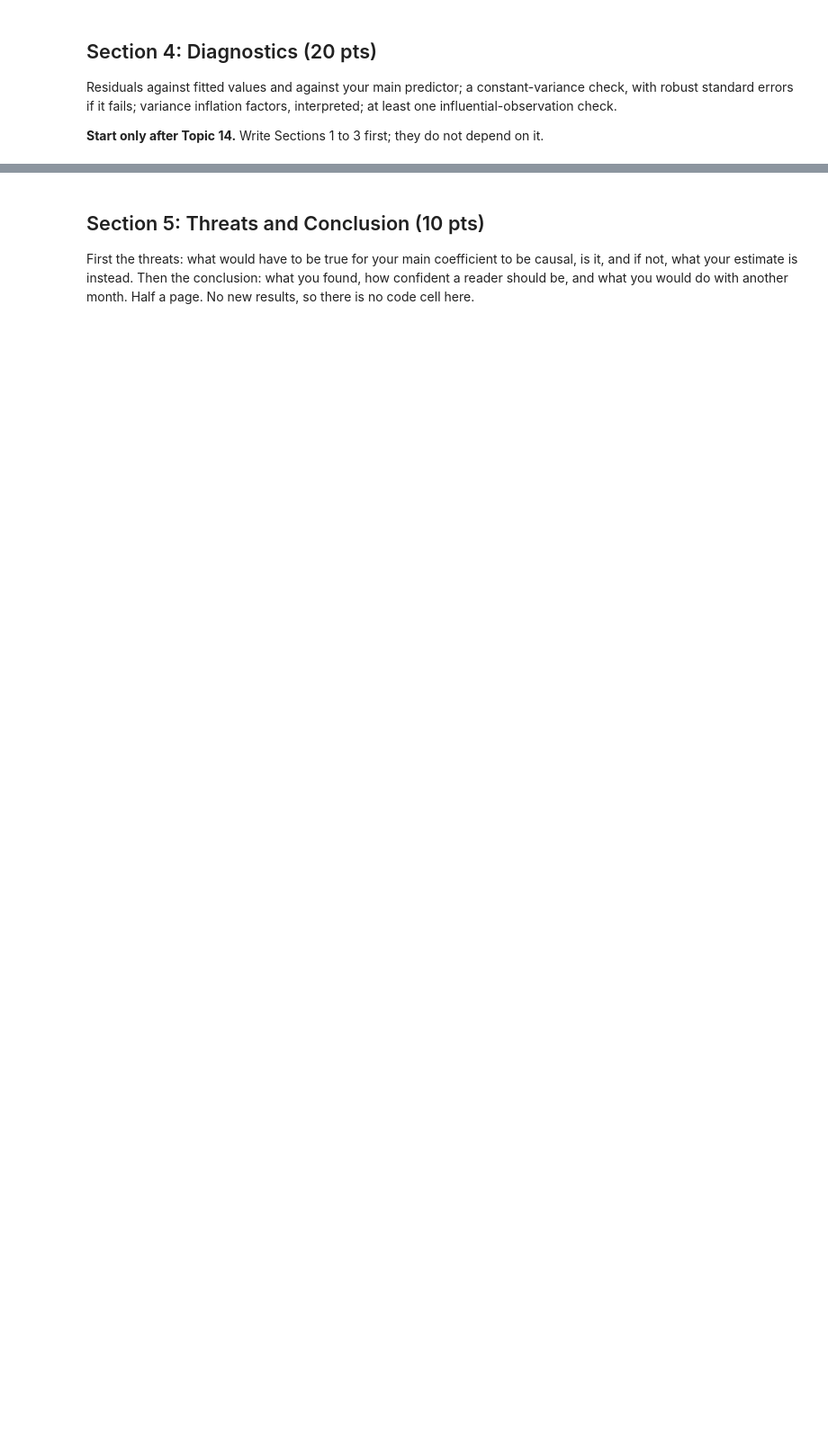
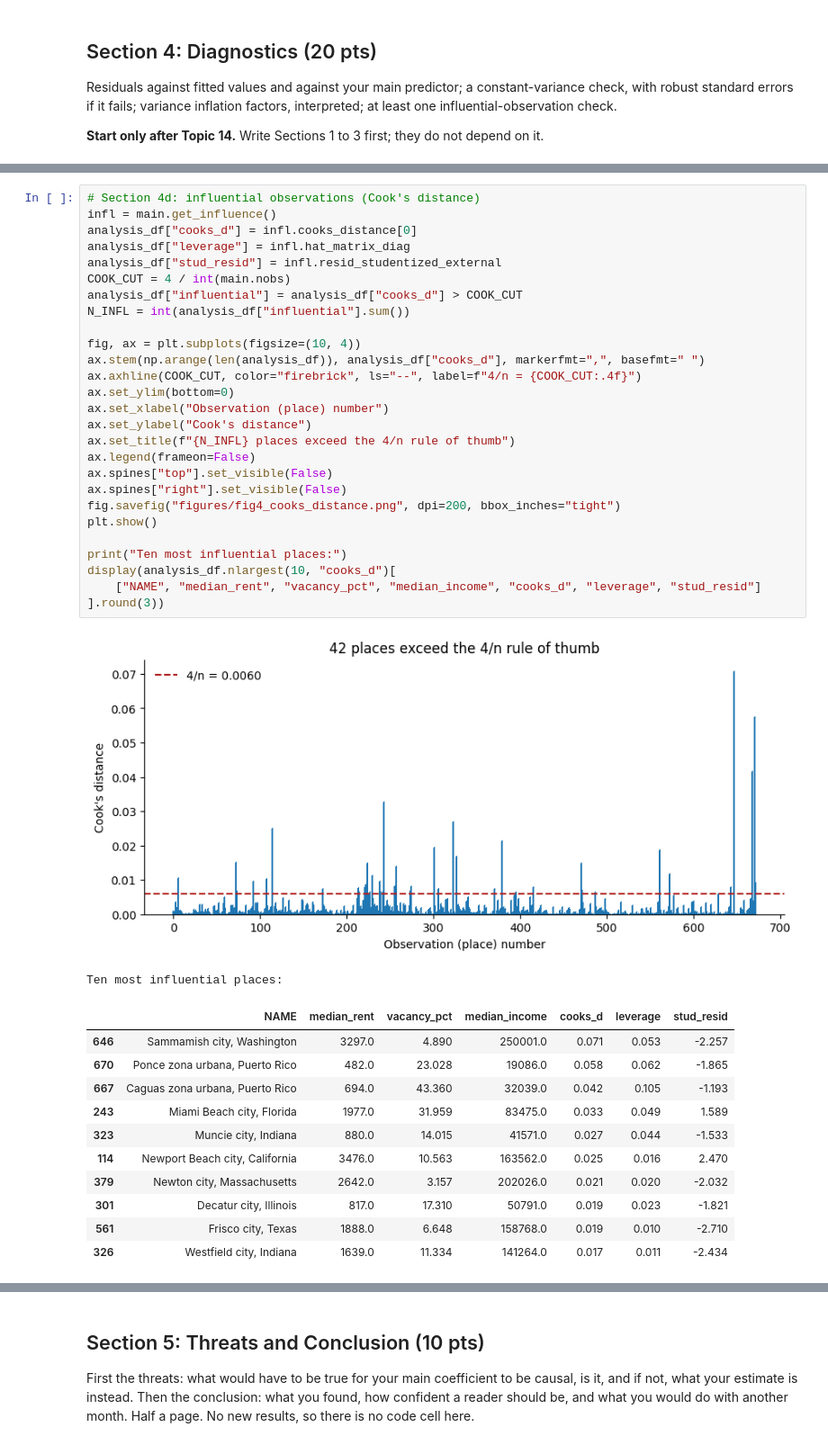
Before and after one commit to diddat/Midterm-Project-Econ_3916_Midterm.ipynb, a Jupyter notebook: midterm_starter.ipynb, the cells around one changed output, grey strips where cells are left out. Shown at 90% size. Drawn from its saved outputs; the diff is of its cells as text; blank space fills up the shorter version.

```diff
--- a/midterm_starter.ipynb
+++ b/midterm_starter.ipynb
@@ -398,0 +750,41 @@ Residuals against fitted values and against your main predictor; a constant-vari
+# %%
+# Section 4d: influential observations (Cook's distance)
+infl = main.get_influence()
+analysis_df["cooks_d"] = infl.cooks_distance[0]
+analysis_df["leverage"] = infl.hat_matrix_diag
+analysis_df["stud_resid"] = infl.resid_studentized_external
+COOK_CUT = 4 / int(main.nobs)
+analysis_df["influential"] = analysis_df["cooks_d"] > COOK_CUT
+N_INFL = int(analysis_df["influential"].sum())
+
+fig, ax = plt.subplots(figsize=(10, 4))
+ax.stem(np.arange(len(analysis_df)), analysis_df["cooks_d"], markerfmt=",", basefmt=" ")
+ax.axhline(COOK_CUT, color="firebrick", ls="--", label=f"4/n = {COOK_CUT:.4f}")
+ax.set_ylim(bottom=0)
+ax.set_xlabel("Observation (place) number")
+ax.set_ylabel("Cook's distance")
+ax.set_title(f"{N_INFL} places exceed the 4/n rule of thumb")
+ax.legend(frameon=False)
+ax.spines["top"].set_visible(False)
+ax.spines["right"].set_visible(False)
+fig.savefig("figures/fig4_cooks_distance.png", dpi=200, bbox_inches="tight")
+plt.show()
+
+print("Ten most influential places:")
+display(analysis_df.nlargest(10, "cooks_d")[
+    ["NAME", "median_rent", "vacancy_pct", "median_income", "cooks_d", "leverage", "stud_resid"]
+].round(3))
+# %% [output]
+[figure, added]
+Ten most influential places:
+|  | NAME | median_rent | vacancy_pct | median_income | cooks_d | leverage | stud_resid |
+| 646 | Sammamish city, Washington | 3297.0 | 4.890 | 250001.0 | 0.071 | 0.053 | -2.257 |
+| 670 | Ponce zona urbana, Puerto Rico | 482.0 | 23.028 | 19086.0 | 0.058 | 0.062 | -1.865 |
+| 667 | Caguas zona urbana, Puerto Rico | 694.0 | 43.360 | 32039.0 | 0.042 | 0.105 | -1.193 |
+| 243 | Miami Beach city, Florida | 1977.0 | 31.959 | 83475.0 | 0.033 | 0.049 | 1.589 |
+| 323 | Muncie city, Indiana | 880.0 | 14.015 | 41571.0 | 0.027 | 0.044 | -1.533 |
+| 114 | Newport Beach city, California | 3476.0 | 10.563 | 163562.0 | 0.025 | 0.016 | 2.470 |
+| 379 | Newton city, Massachusetts | 2642.0 | 3.157 | 202026.0 | 0.021 | 0.020 | -2.032 |
+| 301 | Decatur city, Illinois | 817.0 | 17.310 | 50791.0 | 0.019 | 0.023 | -1.821 |
+| 561 | Frisco city, Texas | 1888.0 | 6.648 | 158768.0 | 0.019 | 0.010 | -2.710 |
+| 326 | Westfield city, Indiana | 1639.0 | 11.334 | 141264.0 | 0.017 | 0.011 | -2.434 |
```
Also changed, not shown: parts of 29 cells of this notebook.
